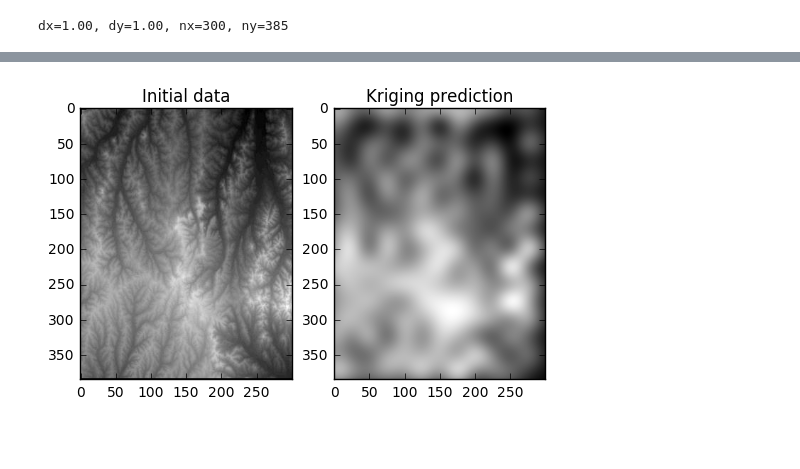
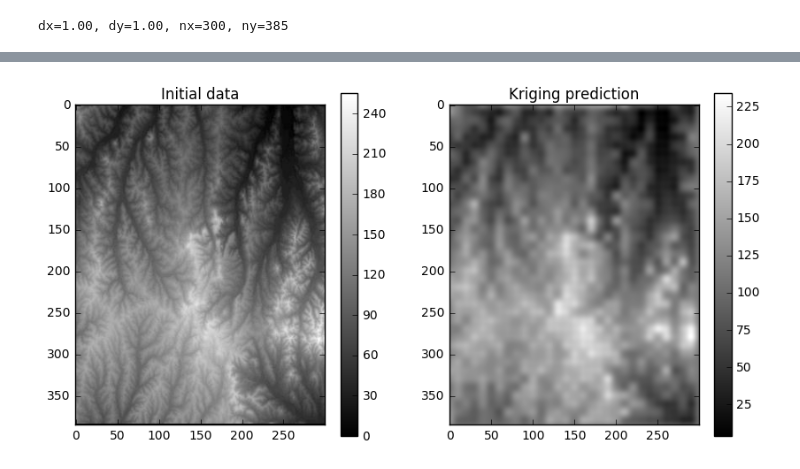
Before and after one commit to petrovskaia/kriging-fast-solver, a Jupyter notebook: Kriging_project.ipynb, the cells around one changed output, grey strips where cells are left out. Drawn from its saved outputs; the diff is of its cells as text; code cells hidden in the pictures; blank space fills up the shorter version.

```diff
--- a/Kriging_project.ipynb
+++ b/Kriging_project.ipynb
@@ -86,0 +63,3 @@ z = Z_coord.iloc[indices]
+# %%
+rarity = 10
+coarse_grid, z, nx_coarse, ny_coarse, qty_coarse = make_coarse(Z_coord, dx, dy, nx, ny, rarity)
@@ -87,7 +106,7 @@ z = Z_coord.iloc[indices]
 # %%
 coarse_data = z.values.reshape(nx_coarse, ny_coarse)
 # %%
-sigma = 1*dx*rarity
+sigma = 0.7*dx*rarity
 
 def krige_matvec(vec, nx, ny, dx=1, dy=1, sigma=3.):
     #print('nx %d ny %d dx %f dy %f' % (nx, ny, dx, dy))
@@ -117 +136,23 @@ krige = sp.sparse.linalg.gmres(Kxx_LO + sp.sparse.linalg.aslinearoperator(regula
+# %%
+epsilon = 1e-4   # Do we really need this?
+regularize = epsilon * sp.sparse.identity(qty_coarse)
+#krige = sp.sparse.linalg.gmres(Kxx_LO + sp.sparse.linalg.aslinearoperator(regularize), z, maxiter=15)
+#Kxx_c = Kxx_LO.dot(krige[0]).real
+maxiter = 40
+numerator = sp.sparse.linalg.gmres(Kxx_LO + sp.sparse.linalg.aslinearoperator(regularize),
+                                   z, maxiter=maxiter)
+numerator = np.sum(numerator[0].real)
+denominator = sp.sparse.linalg.gmres(Kxx_LO + sp.sparse.linalg.aslinearoperator(regularize),
+                                     np.ones((qty_coarse, 1)), maxiter=maxiter)
+denominator = np.sum(denominator[0].real)
+mu = numerator / denominator
+#mu = 0
+
+c = sp.sparse.linalg.gmres(Kxx_LO + sp.sparse.linalg.aslinearoperator(regularize),
+                           z - mu*np.ones((qty_coarse, 1)), maxiter=maxiter)
+
+
+
+Kxx_c = Kxx_LO.dot(c[0]).real + mu
+deviation = 1/qty_coarse * np.dot((z - mu*np.ones((qty_coarse, 1))).squeeze(), c[0]).real  ## sigma^2 in notations of the article
 # %%
@@ -137,18 +178,27 @@ fine_grid = pd.read_csv('USGS_NED_one_meter.xyz',
 #this is a painfully big matrix
 K_zx = rbf_kernel(fine_grid, coarse_grid, gamma=1/sigma**2)
 
-fine_data = K_zx.dot(krige[0]).real
+#fine_data = K_zx.dot(krige[0]).real
+fine_krige = K_zx.dot(c[0]).real + mu
 # %%
 #nx = int(sqrt(np.shape(fine_data)[0]))
+plt.figure(figsize=(10,5))
 
 plt.subplot(121)
-plt.imshow(np.reshape(Z_coord['Z'], (ny,nx)), cmap=plt.cm.gray)
+plt.imshow(np.reshape(Z_coord.values, (ny,nx)), cmap=plt.cm.gray)
 plt.title('Initial data')
+plt.colorbar()
 
 plt.subplot(122)
-plt.imshow(np.reshape(fine_data, (ny, nx)), cmap=plt.cm.gray)
+plt.imshow(np.reshape(fine_krige, (ny, nx)), cmap=plt.cm.gray)
 plt.title('Kriging prediction')
+plt.colorbar()
+
+#plt.subplot(133)
+#plt.imshow(np.reshape(Kxx_c, (nx_coarse,ny_coarse)), cmap=plt.cm.gray)
+#plt.title('K_xx . c')
+#plt.colorbar()
 
 plt.show()
 # %% [output]
-[figure, old version]
+[figure, new version]
```
Also changed, not shown: parts of 18 cells of this notebook.
